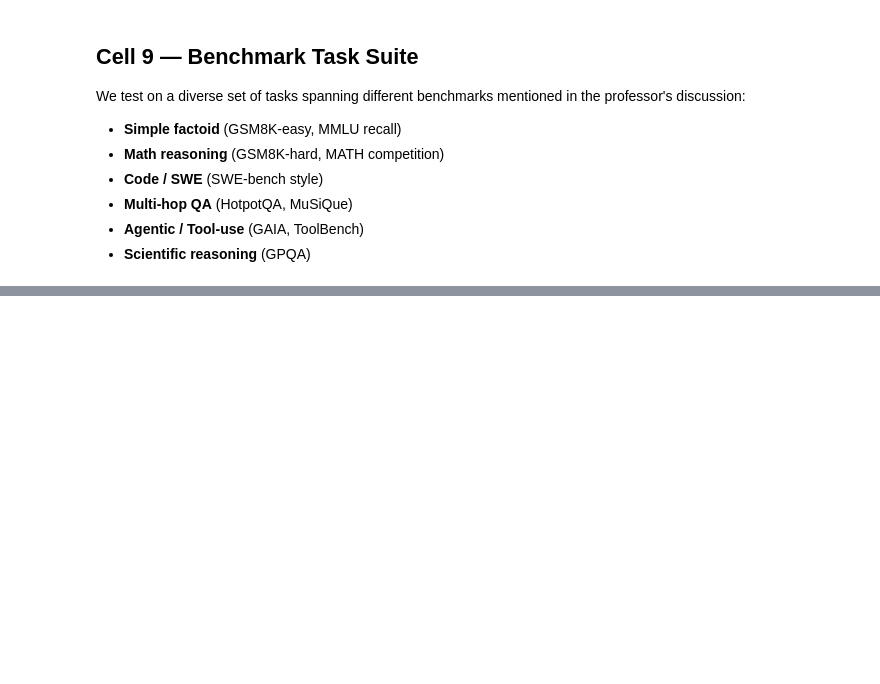
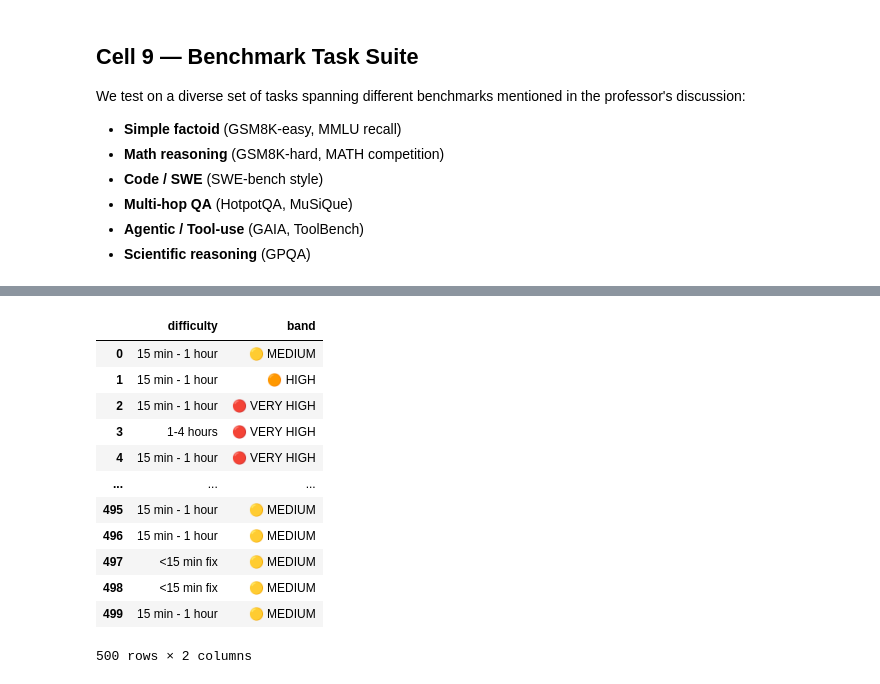
Before and after one commit to poorna1995/IRA, a Jupyter notebook: notebooks/task_complexity_estimator.ipynb, the cells around one changed output, grey strips where cells are left out. Saved outputs shown, nothing was run; the diff lists cells and outputs as text; code cells hidden in the pictures; blank space fills up the shorter version.

```diff
--- a/notebooks/task_complexity_estimator.ipynb
+++ b/notebooks/task_complexity_estimator.ipynb
@@ -1472,0 +1417,16 @@ This method (Method 1: Feature Score) is designed to be the **model-agnostic bas
+# %%
+data_all[["difficulty", "band"]]
+# %% [output]
+|  | difficulty | band |
+| 0 | 15 min - 1 hour | 🟡 MEDIUM |
+| 1 | 15 min - 1 hour | 🟠 HIGH |
+| 2 | 15 min - 1 hour | 🔴 VERY HIGH |
+| 3 | 1-4 hours | 🔴 VERY HIGH |
+| 4 | 15 min - 1 hour | 🔴 VERY HIGH |
+| ... | ... | ... |
+| 495 | 15 min - 1 hour | 🟡 MEDIUM |
+| 496 | 15 min - 1 hour | 🟡 MEDIUM |
+| 497 | <15 min fix | 🟡 MEDIUM |
+| 498 | <15 min fix | 🟡 MEDIUM |
+| 499 | 15 min - 1 hour | 🟡 MEDIUM |
+500 rows × 2 columns
```
Also changed, not shown: parts of 46 cells of this notebook, 5 other files.
